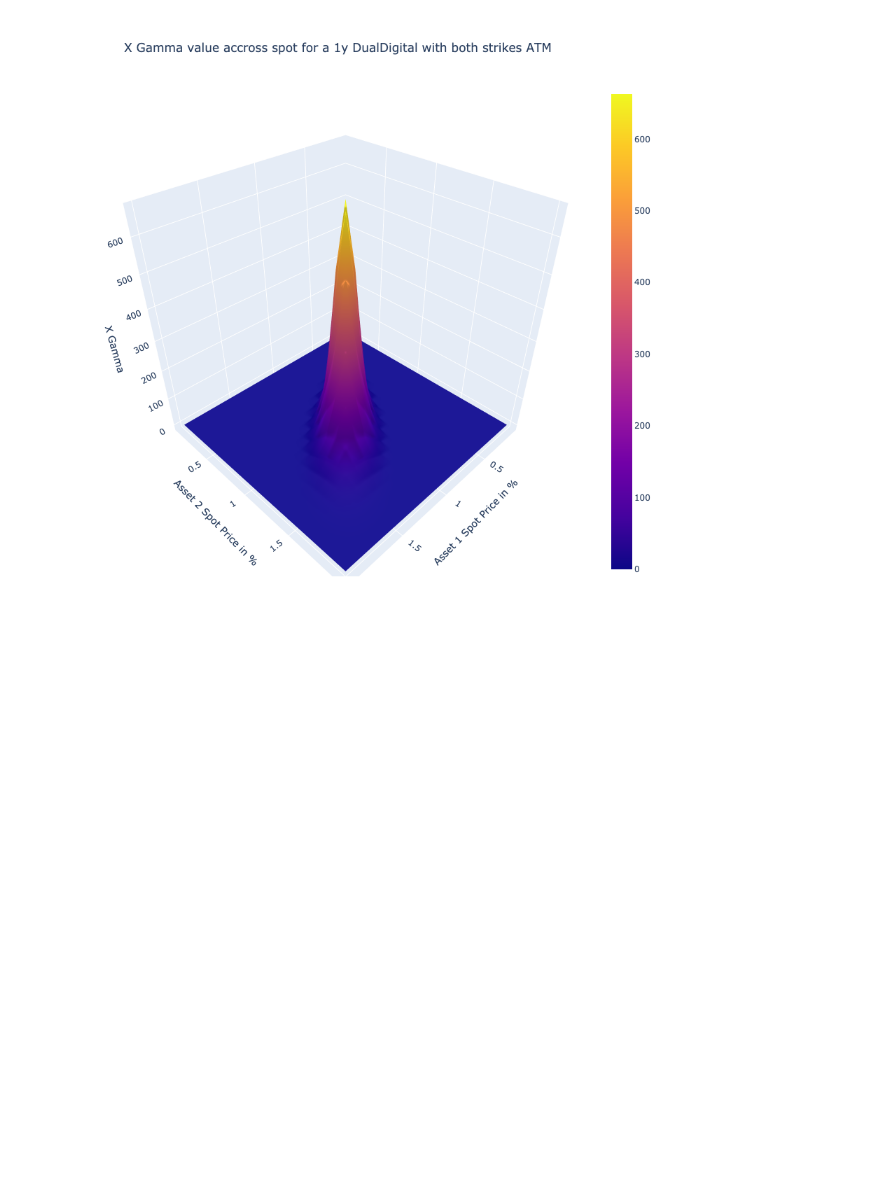
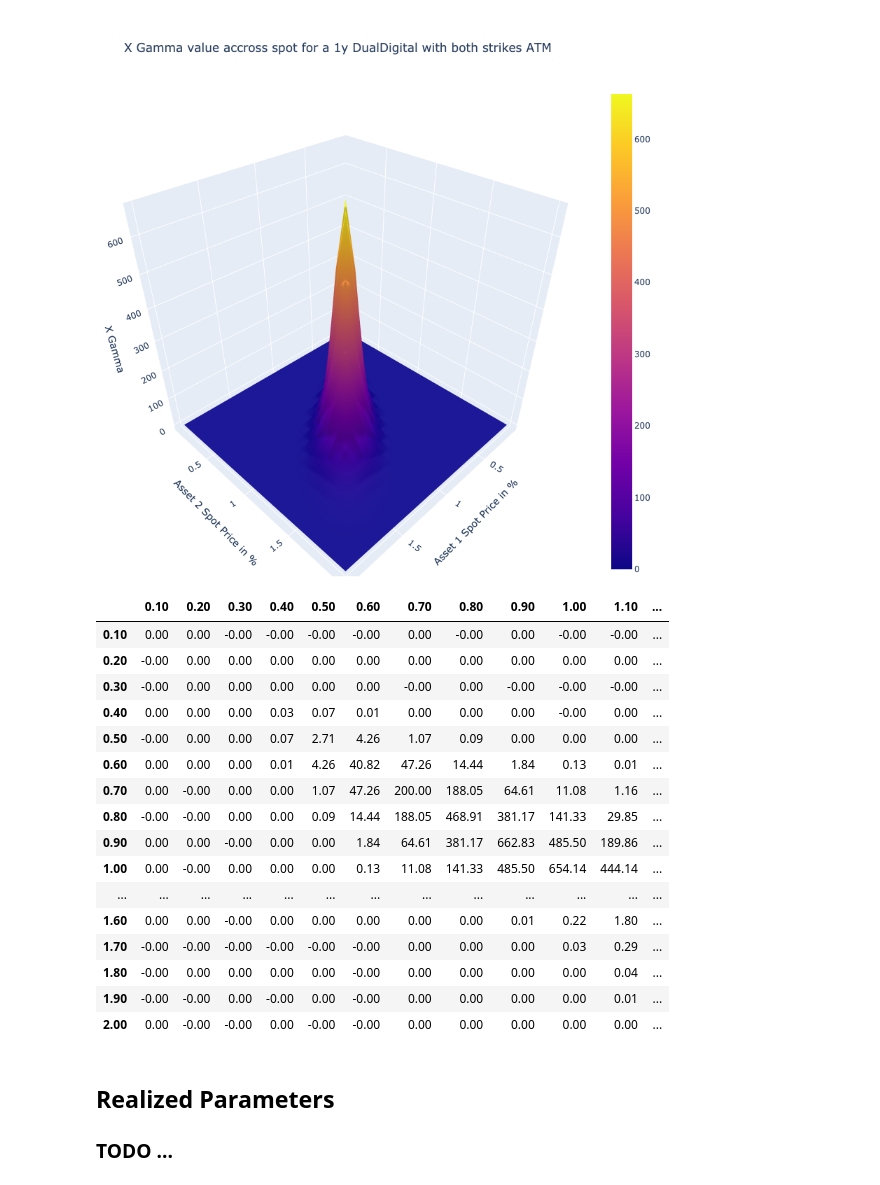
Before and after one commit to kevinlaventure/HumanLearning, a Jupyter notebook: Experiment/dual_digital_analysis.ipynb, the cells around one changed output. Drawn from its saved outputs; the diff is of its cells as text; code cells hidden in the pictures; blank space fills up the shorter version.

```diff
--- a/Experiment/dual_digital_analysis.ipynb
+++ b/Experiment/dual_digital_analysis.ipynb
@@ -123,6 +126,32 @@ fig.update_layout(
 fig.show('png')
 # %% [output]
 [figure]
+# %%
+data_df
+# %% [output]
+|  | 0.10 | 0.20 | 0.30 | 0.40 | 0.50 | 0.60 | 0.70 | 0.80 | 0.90 | 1.00 | 1.10 | ... |
+| 0.10 | 0.00 | 0.00 | -0.00 | -0.00 | -0.00 | -0.00 | 0.00 | -0.00 | 0.00 | -0.00 | -0.00 | ... |
+| 0.20 | -0.00 | 0.00 | 0.00 | 0.00 | 0.00 | 0.00 | 0.00 | 0.00 | 0.00 | 0.00 | 0.00 | ... |
+| 0.30 | -0.00 | 0.00 | 0.00 | 0.00 | 0.00 | 0.00 | -0.00 | 0.00 | -0.00 | -0.00 | -0.00 | ... |
+| 0.40 | 0.00 | 0.00 | 0.00 | 0.03 | 0.07 | 0.01 | 0.00 | 0.00 | 0.00 | -0.00 | 0.00 | ... |
+| 0.50 | -0.00 | 0.00 | 0.00 | 0.07 | 2.71 | 4.26 | 1.07 | 0.09 | 0.00 | 0.00 | 0.00 | ... |
+| 0.60 | 0.00 | 0.00 | 0.00 | 0.01 | 4.26 | 40.82 | 47.26 | 14.44 | 1.84 | 0.13 | 0.01 | ... |
+| 0.70 | 0.00 | -0.00 | 0.00 | 0.00 | 1.07 | 47.26 | 200.00 | 188.05 | 64.61 | 11.08 | 1.16 | ... |
+| 0.80 | -0.00 | -0.00 | 0.00 | 0.00 | 0.09 | 14.44 | 188.05 | 468.91 | 381.17 | 141.33 | 29.85 | ... |
+| 0.90 | 0.00 | 0.00 | -0.00 | 0.00 | 0.00 | 1.84 | 64.61 | 381.17 | 662.83 | 485.50 | 189.86 | ... |
+| 1.00 | 0.00 | -0.00 | 0.00 | 0.00 | 0.00 | 0.13 | 11.08 | 141.33 | 485.50 | 654.14 | 444.14 | ... |
+| ... | ... | ... | ... | ... | ... | ... | ... | ... | ... | ... | ... | ... |
+| 1.60 | 0.00 | 0.00 | -0.00 | 0.00 | 0.00 | 0.00 | 0.00 | 0.00 | 0.01 | 0.22 | 1.80 | ... |
+| 1.70 | -0.00 | -0.00 | -0.00 | -0.00 | -0.00 | -0.00 | 0.00 | 0.00 | 0.00 | 0.03 | 0.29 | ... |
+| 1.80 | -0.00 | 0.00 | 0.00 | 0.00 | 0.00 | -0.00 | 0.00 | 0.00 | 0.00 | 0.00 | 0.04 | ... |
+| 1.90 | -0.00 | -0.00 | 0.00 | -0.00 | 0.00 | -0.00 | 0.00 | 0.00 | 0.00 | 0.00 | 0.01 | ... |
+| 2.00 | 0.00 | -0.00 | -0.00 | 0.00 | -0.00 | -0.00 | 0.00 | 0.00 | 0.00 | 0.00 | 0.00 | ... |
+# %% [markdown]
+<a id='sec4'></a>
+## Realized Parameters
+
+<a id='sec5'></a>
+### TODO ...
 # %% [raw]
 # -------
 # IMPORT DATA
```
Also changed, not shown: parts of 14 cells of this notebook, 2 other files.
